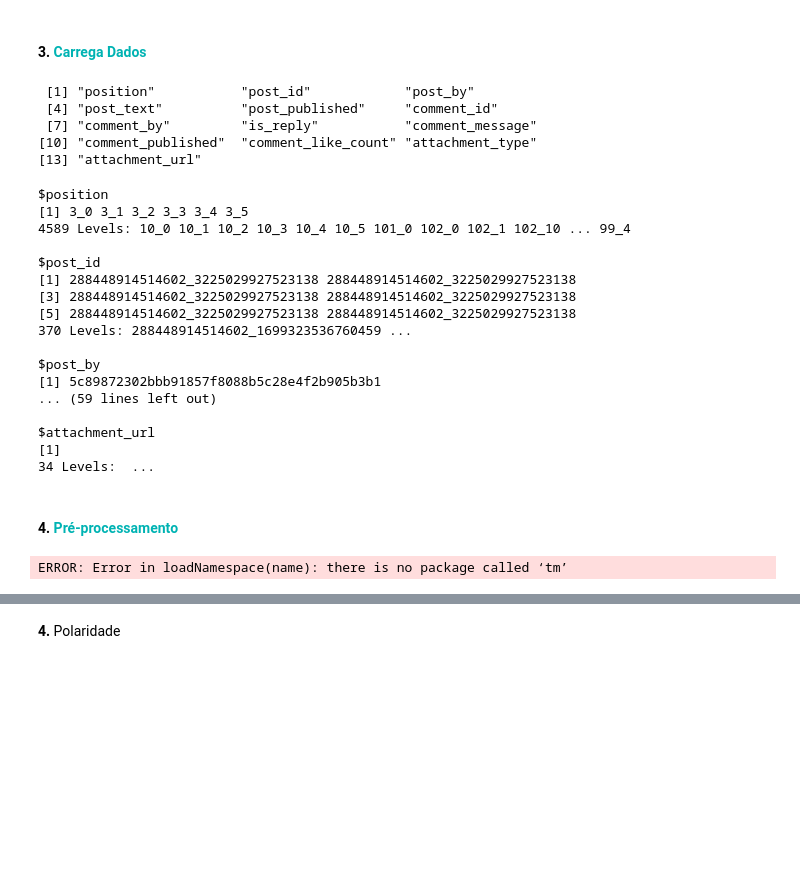
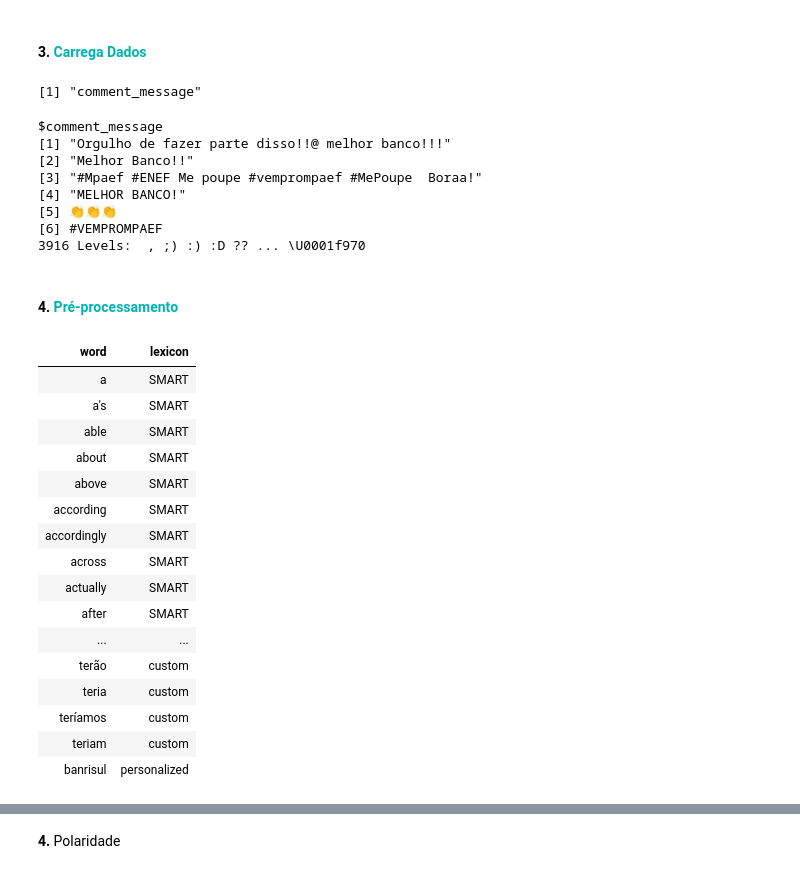
Before and after one commit to brendasalenave/data_analysis_fb, a Jupyter notebook: analise_polaridade.ipynb, the cells around one changed output, grey strips where cells are left out. Cells and saved outputs as stored; diff of their text form; code cells hidden in the pictures; blank space fills up the shorter version.

```diff
--- a/analise_polaridade.ipynb
+++ b/analise_polaridade.ipynb
@@ -77,41 +58,46 @@ Loading required package: RColorBrewer
 # %% [markdown]
 #### 3. <span style="color:#00b3b3">Carrega Dados</span>
 # %%
-comments <- read.csv(file="comentarios.csv", header=TRUE, sep=",")
-# comments = read.columns("comentarios.csv", c("comment_message"), sep = ",")
+# comments <- read.csv(file="comentarios.csv", header=TRUE, sep=",")
+comments = read.columns("comentarios.csv", c("comment_message"), sep = ",")
 # comments
 colnames(comments)
 lapply(comments, head)
 # %% [output]
- [1] "position"           "post_id"            "post_by"
- [4] "post_text"          "post_published"     "comment_id"
- [7] "comment_by"         "is_reply"           "comment_message"
-[10] "comment_published"  "comment_like_count" "attachment_type"
-[13] "attachment_url"
+[1] "comment_message"
-$position
-[1] 3_0 3_1 3_2 3_3 3_4 3_5
-4589 Levels: 10_0 10_1 10_2 10_3 10_4 10_5 101_0 102_0 102_1 102_10 ... 99_4
-
-$post_id
-[1] 288448914514602_3225029927523138 288448914514602_3225029927523138
-[3] 288448914514602_3225029927523138 288448914514602_3225029927523138
-[5] 288448914514602_3225029927523138 288448914514602_3225029927523138
-370 Levels: 288448914514602_1699323536760459 ...
-
-$post_by
-[1] 5c89872302bbb91857f8088b5c28e4f2b905b3b1
-... (59 lines left out)
-
-$attachment_url
-[1]
-34 Levels:  ...
+$comment_message
+[1] "Orgulho de fazer parte disso!!@ melhor banco!!!"
+[2] "Melhor Banco!!"
+[3] "#Mpaef #ENEF Me poupe #vemprompaef #MePoupe  Boraa!"
+[4] "MELHOR BANCO!"
+[5] 👏👏👏
+[6] #VEMPROMPAEF
+3916 Levels:  , ;) :) :D ?? ... \U0001f970
 # %% [markdown]
 #### 4. <span style="color:#00b3b3">Pré-processamento</span>
 # %%
+# personalized = tibble(word = "banrisul", lexicon = "personalized")
 custom_stop_words <- bind_rows(stop_words,
                                tibble(word = tm::stopwords("portuguese"),
-                                          lexicon = "custom"))
+                                          lexicon = "custom"), tibble(word = "banrisul", lexicon = "personalized"))
+
 custom_stop_words
 # %% [output]
-ERROR: Error in loadNamespace(name): there is no package called ‘tm’
+| word | lexicon |
+| a | SMART |
+| a's | SMART |
+| able | SMART |
+| about | SMART |
+| above | SMART |
+| according | SMART |
+| accordingly | SMART |
+| across | SMART |
+| actually | SMART |
+| after | SMART |
+| ... | ... |
+| terão | custom |
+| teria | custom |
+| teríamos | custom |
+| teriam | custom |
+| banrisul | personalized |
 # %%
```
Also changed, not shown: parts of 20 cells of this notebook.
